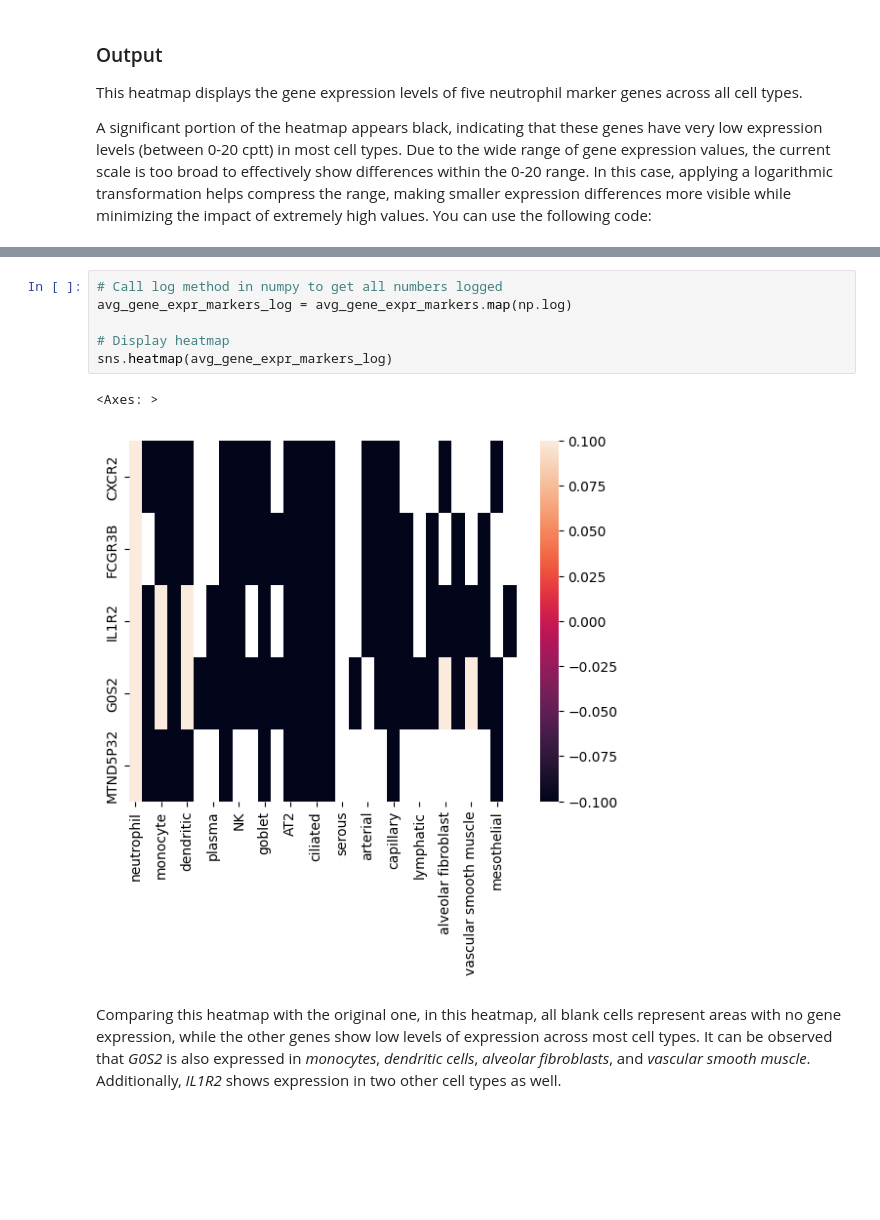
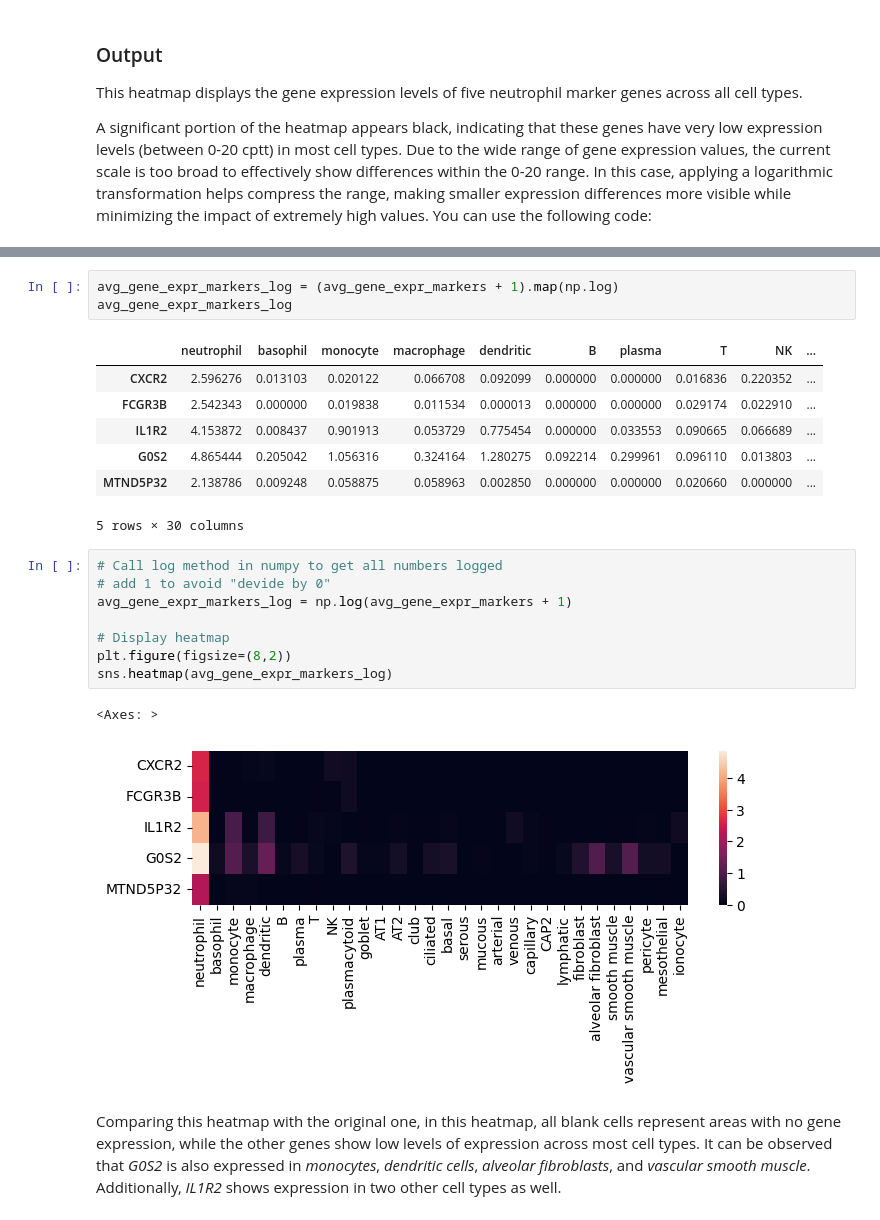
Before and after one commit to Amber-Xu914/atlasapprox_api_tutorials, a Jupyter notebook: python/explore_average_expression.ipynb, the cells around one changed output, grey strips where cells are left out. Cells and saved outputs as stored; diff of their text form; blank space fills up the shorter version.

```diff
--- a/python/explore_average_expression.ipynb
+++ b/python/explore_average_expression.ipynb
@@ -261,12 +252,25 @@ A significant portion of the heatmap appears black, indicating that these genes
+# %%
+avg_gene_expr_markers_log = (avg_gene_expr_markers + 1).map(np.log)
+avg_gene_expr_markers_log
+# %% [output]
+|  | neutrophil | basophil | monocyte | macrophage | dendritic | B | plasma | T | NK | ... |
+| CXCR2 | 2.596276 | 0.013103 | 0.020122 | 0.066708 | 0.092099 | 0.000000 | 0.000000 | 0.016836 | 0.220352 | ... |
+| FCGR3B | 2.542343 | 0.000000 | 0.019838 | 0.011534 | 0.000013 | 0.000000 | 0.000000 | 0.029174 | 0.022910 | ... |
+| IL1R2 | 4.153872 | 0.008437 | 0.901913 | 0.053729 | 0.775454 | 0.000000 | 0.033553 | 0.090665 | 0.066689 | ... |
+| G0S2 | 4.865444 | 0.205042 | 1.056316 | 0.324164 | 1.280275 | 0.092214 | 0.299961 | 0.096110 | 0.013803 | ... |
+| MTND5P32 | 2.138786 | 0.009248 | 0.058875 | 0.058963 | 0.002850 | 0.000000 | 0.000000 | 0.020660 | 0.000000 | ... |
+5 rows × 30 columns
 # %%
 # Call log method in numpy to get all numbers logged
-avg_gene_expr_markers_log = avg_gene_expr_markers.map(np.log)
+# add 1 to avoid "devide by 0"
+avg_gene_expr_markers_log = np.log(avg_gene_expr_markers + 1)
 
 # Display heatmap
+plt.figure(figsize=(8,2))
 sns.heatmap(avg_gene_expr_markers_log)
 # %% [output]
 <Axes: >
-[figure, old version]
+[figure, new version]
 # %% [markdown]
 Comparing this heatmap with the original one, in this heatmap, all blank cells represent areas with no gene expression, while the other genes show low levels of expression across most cell types. It can be observed that *G0S2* is also expressed in *monocytes*, *dendritic cells*, *alveolar fibroblasts*, and *vascular smooth muscle*. Additionally, *IL1R2* shows expression in two other cell types as well.
 # %% [markdown]
```
Also changed, not shown: parts of 14 cells of this notebook.
